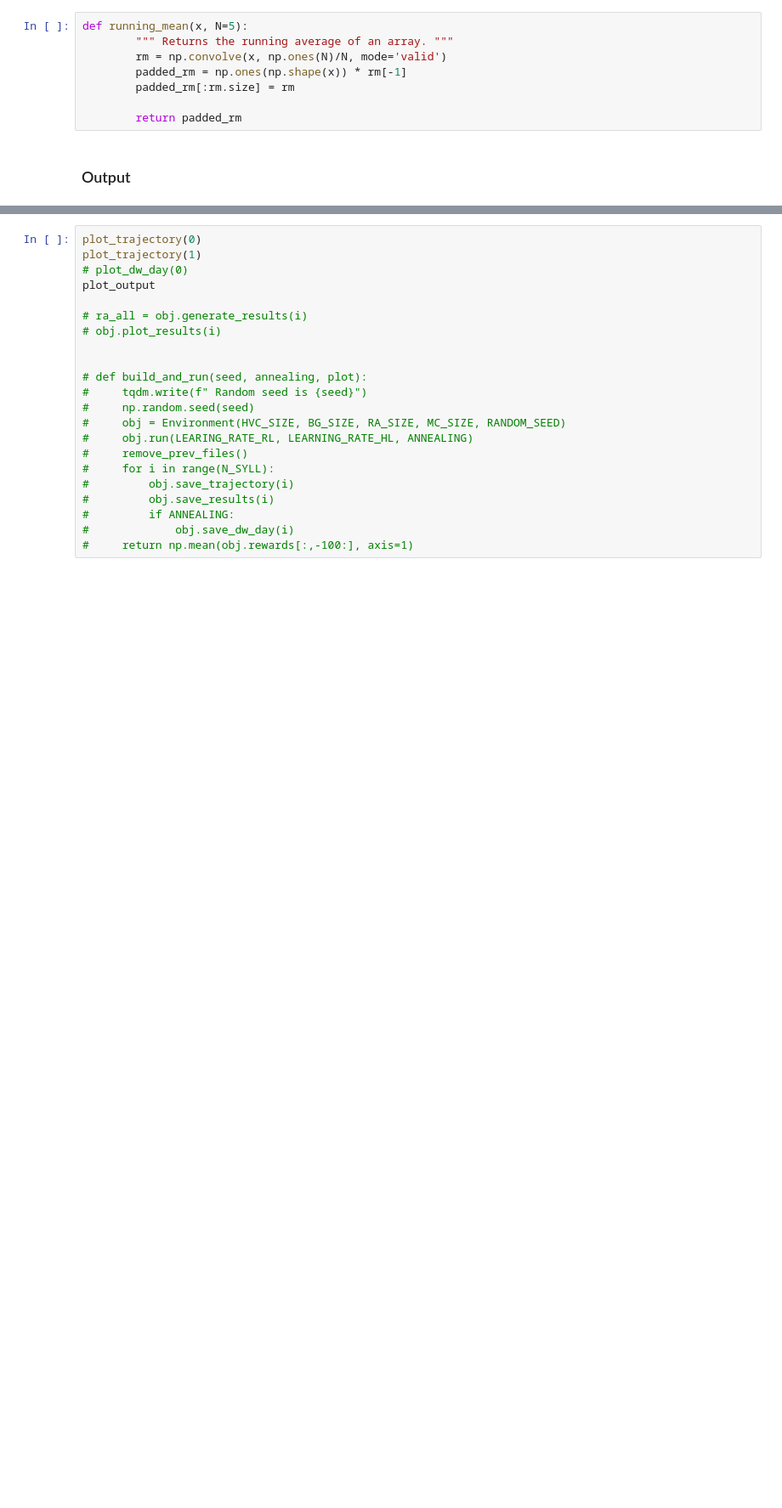
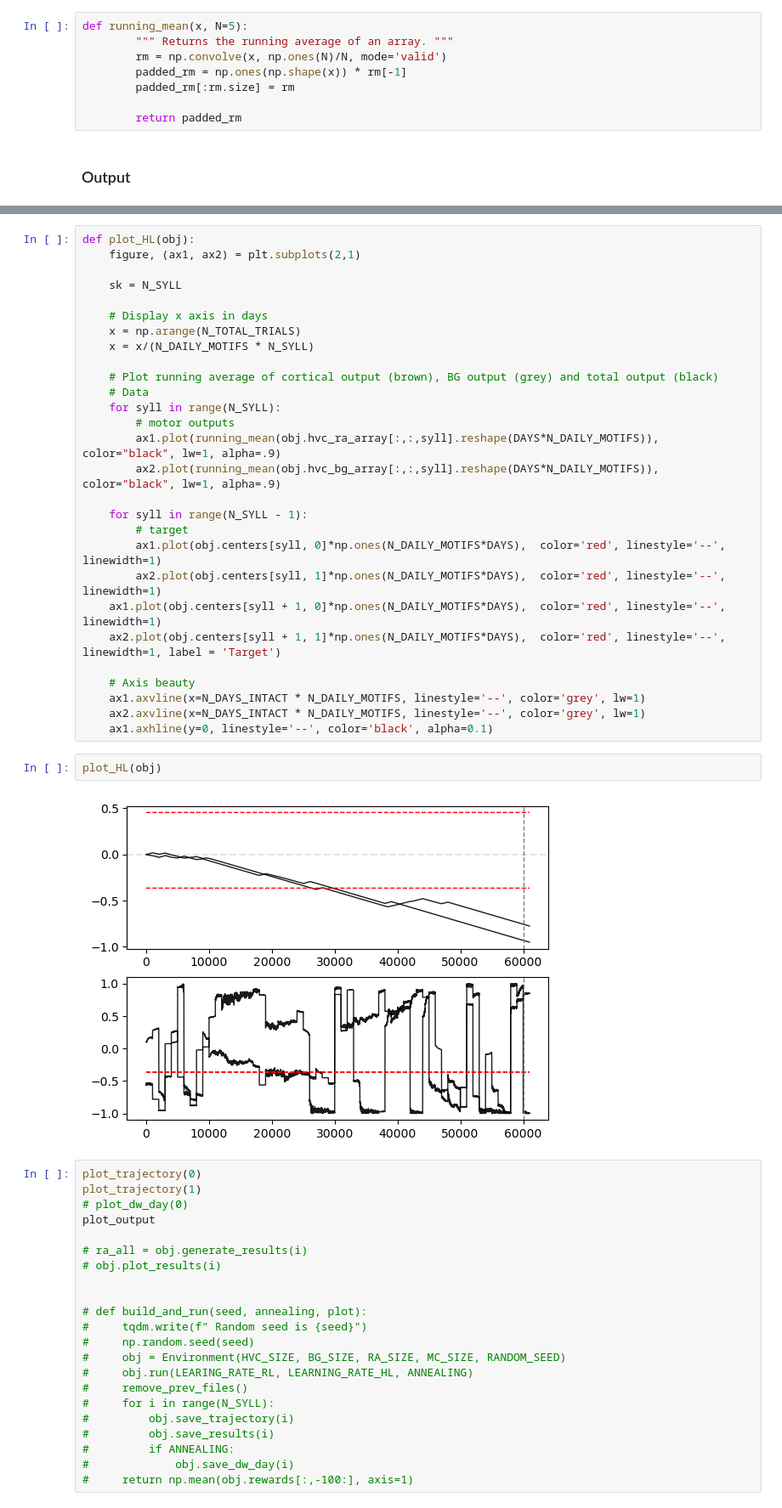
Before and after one commit to atharvsuryawanshi12/Dual_Pathway_RL_songbird, a Jupyter notebook: JSON/for_figures.ipynb, the cells around one changed output, grey strips where cells are left out. Shown: that part at 85% size. Drawn from its saved outputs; the diff is of its cells as text; blank space fills up the shorter version.

```diff
--- a/JSON/for_figures.ipynb
+++ b/JSON/for_figures.ipynb
@@ -629,3 +548,35 @@ No artists with labels found to put in legend.  Note that artists whose label st
+# %%
+def plot_HL(obj):
+    figure, (ax1, ax2) = plt.subplots(2,1)
+
+    sk = N_SYLL
+
+    # Display x axis in days
+    x = np.arange(N_TOTAL_TRIALS)
+    x = x/(N_DAILY_MOTIFS * N_SYLL)
+
+    # Plot running average of cortical output (brown), BG output (grey) and total output (black)
+    # Data
+    for syll in range(N_SYLL):
+        # motor outputs
+        ax1.plot(running_mean(obj.hvc_ra_array[:,:,syll].reshape(DAYS*N_DAILY_MOTIFS)), color="black", lw=1, alpha=.9)
+        ax2.plot(running_mean(obj.hvc_bg_array[:,:,syll].reshape(DAYS*N_DAILY_MOTIFS)), color="black", lw=1, alpha=.9)
+
+    for syll in range(N_SYLL - 1):
+        # target
+        ax1.plot(obj.centers[syll, 0]*np.ones(N_DAILY_MOTIFS*DAYS),  color='red', linestyle='--', linewidth=1)
+        ax2.plot(obj.centers[syll, 1]*np.ones(N_DAILY_MOTIFS*DAYS),  color='red', linestyle='--', linewidth=1)
+    ax1.plot(obj.centers[syll + 1, 0]*np.ones(N_DAILY_MOTIFS*DAYS),  color='red', linestyle='--', linewidth=1)
+    ax2.plot(obj.centers[syll + 1, 1]*np.ones(N_DAILY_MOTIFS*DAYS),  color='red', linestyle='--', linewidth=1, label = 'Target')
+
+    # Axis beauty
+    ax1.axvline(x=N_DAYS_INTACT * N_DAILY_MOTIFS, linestyle='--', color='grey', lw=1)
+    ax2.axvline(x=N_DAYS_INTACT * N_DAILY_MOTIFS, linestyle='--', color='grey', lw=1)
+    ax1.axhline(y=0, linestyle='--', color='black', alpha=0.1)
+# %%
+plot_HL(obj)
+# %% [output]
+[figure, added]
 # %%
 plot_trajectory(0)
 plot_trajectory(1)
```
Also changed, not shown: parts of 3 cells of this notebook.
